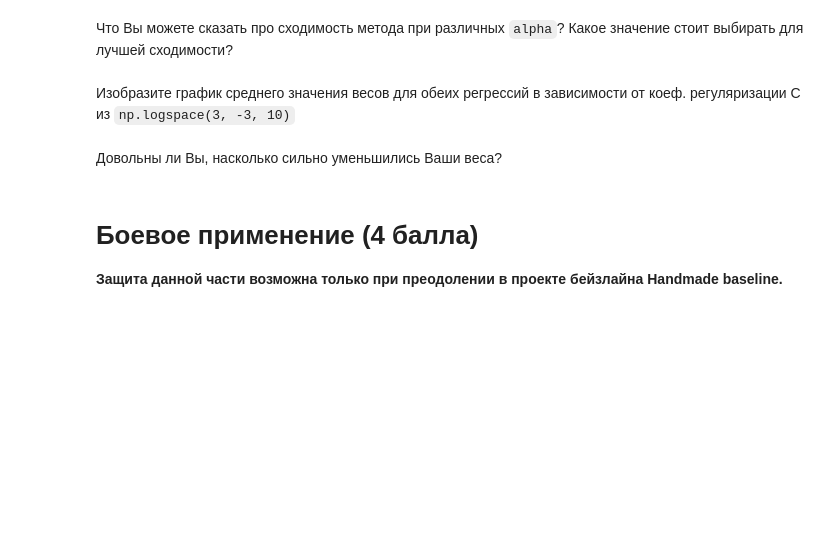
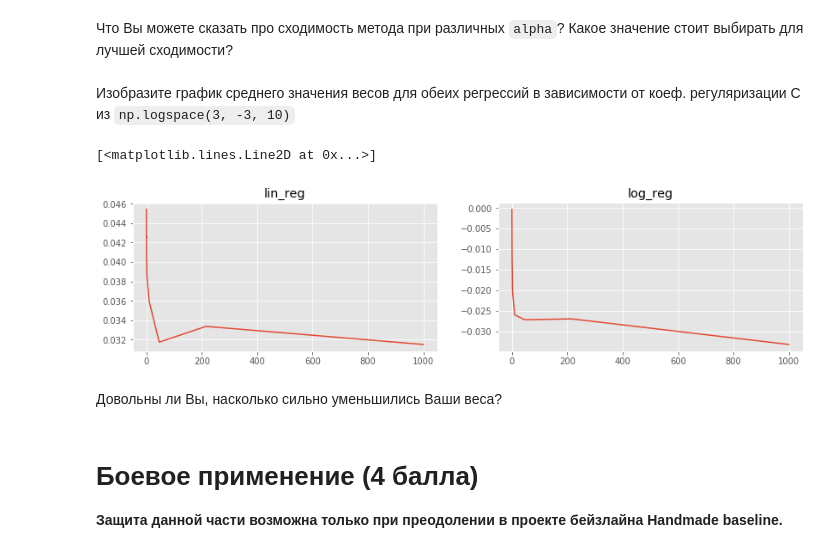
Before and after one commit to Irek21/TechnoSphere, a Jupyter notebook: hw2/kamalov_hw2.ipynb, the cells around one changed output. Saved outputs shown, nothing was run; the diff lists cells and outputs as text; code cells hidden in the pictures; blank space fills up the shorter version.

```diff
--- a/hw2/kamalov_hw2.ipynb
+++ b/hw2/kamalov_hw2.ipynb
@@ -364,3 +411,31 @@ $N$ можно брать 10, 50, 100 и т.д.
+# %%
+weights_num = X.shape[1] + 1
+C = np.logspace(3, -3, 10, dtype=float)
+fig = plt.figure(figsize=(14, 7))
+
+alpha = 0.0002
+mean_weights = np.zeros([10, weights_num])
+ax1 = fig.add_subplot(222)
+plt.title('log_reg')
+for i in range(10):
+    Clf = MySGDClassifier(batch_generator=batch_generator, batch_size=10000, C=C[i], alpha=alpha, max_epoch=3, model_type='log_reg')
+    Clf.fit(X, y)
+    mean_weights[i] = Clf.weights
+ax1.plot(C, np.mean(mean_weights, axis=1))
+
+
+alpha = 0.0005
+mean_weights = np.zeros([10, weights_num])
+ax2 = fig.add_subplot(221)
+plt.title('lin_reg')
+for i in range(10):
+    Clf = MySGDClassifier(batch_generator=batch_generator, batch_size=10000, C=C[i], alpha=alpha, max_epoch=3, model_type='lin_reg')
+    Clf.fit(X, y)
+    mean_weights[i] = Clf.weights
+ax2.plot(C, np.mean(mean_weights, axis=1))
+# %% [output]
+[<matplotlib.lines.Line2D at 0x...>]
+[figure, added]
 # %% [markdown]
 Довольны ли Вы, насколько сильно уменьшились Ваши веса?
 # %% [markdown]
```
Also changed, not shown: parts of 8 cells of this notebook.
